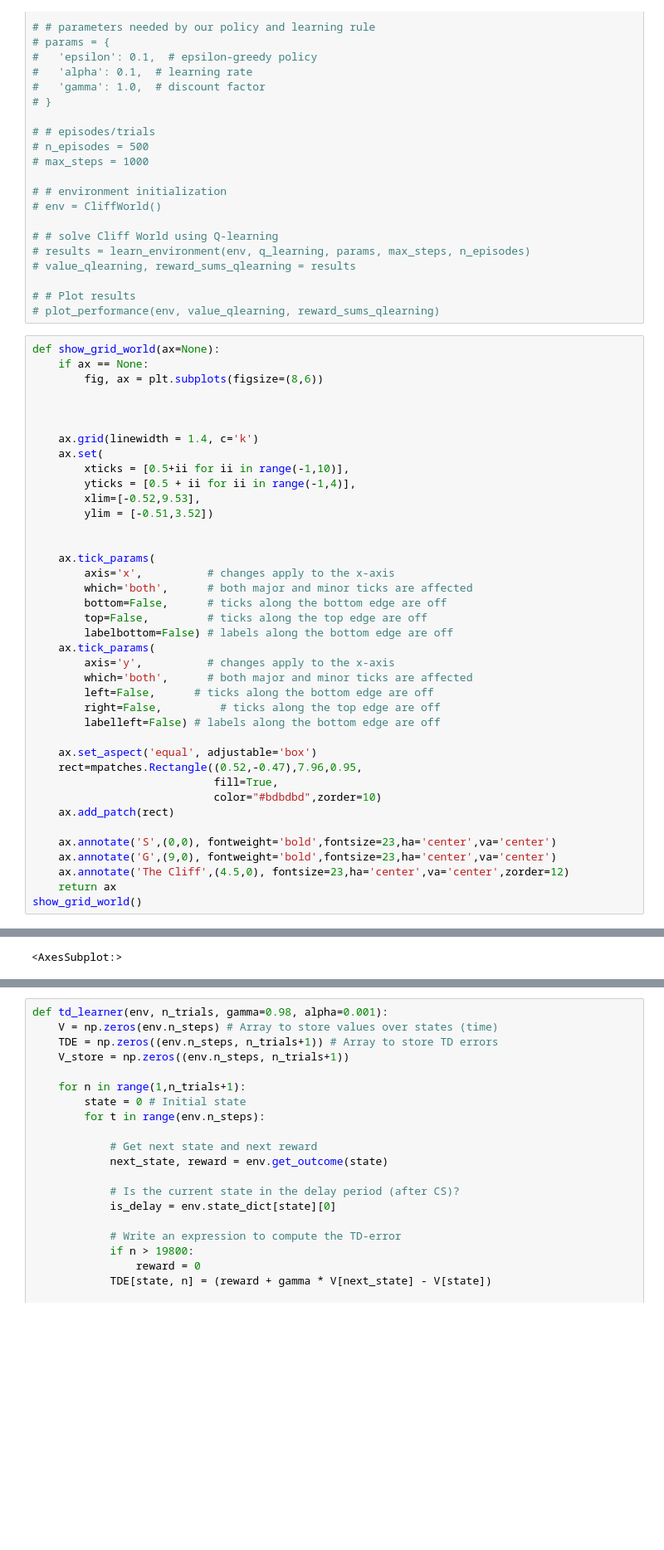
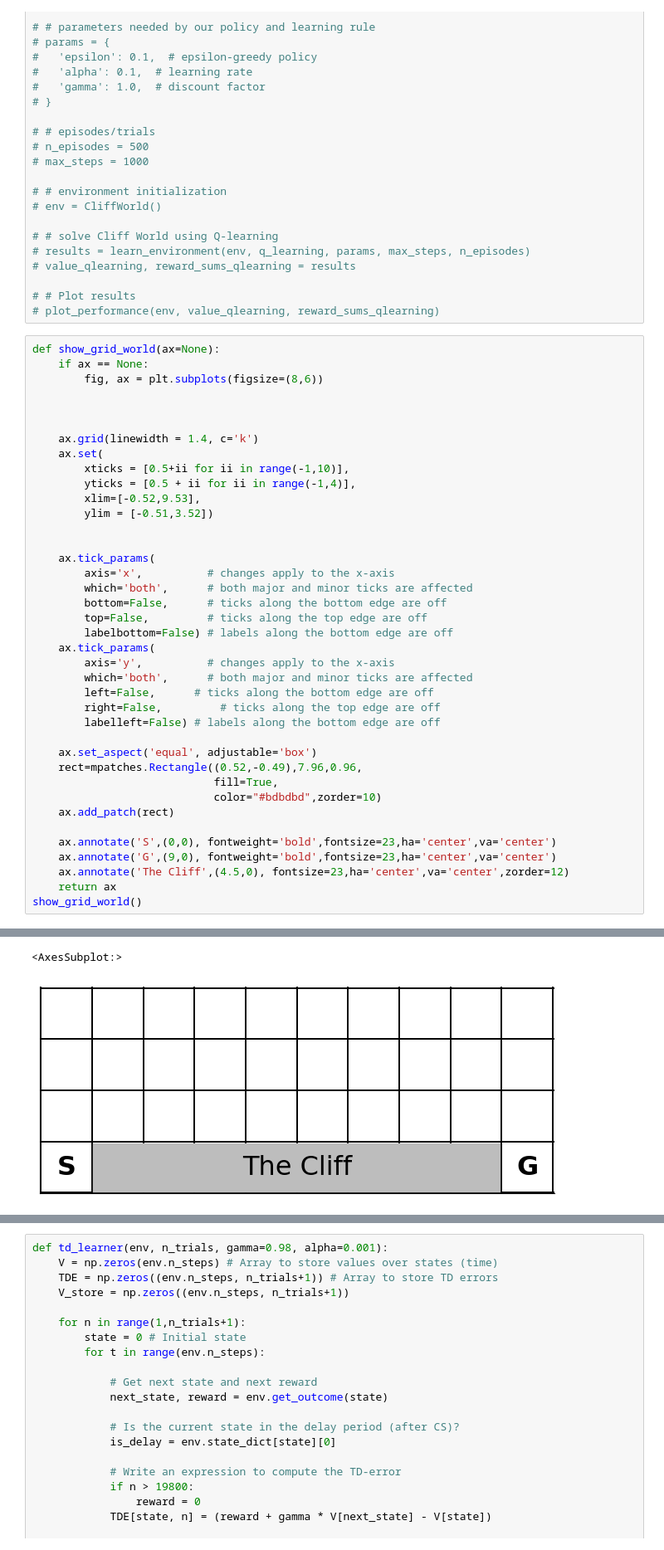
Before and after one commit to comp-neural-circuits/intro-to-comp-neuro, a Jupyter notebook: notebooks/Exc_12/notebook_12.ipynb, the cells around one changed output, grey strips where cells are left out. Shown at 83% size. Cells and saved outputs as stored; diff of their text form; blank space fills up the shorter version.

```diff
--- a/notebooks/Exc_12/notebook_12.ipynb
+++ b/notebooks/Exc_12/notebook_12.ipynb
@@ -352,7 +349,7 @@ def show_grid_world(ax=None):
         labelleft=False) # labels along the bottom edge are off
 
     ax.set_aspect('equal', adjustable='box')
-    rect=mpatches.Rectangle((0.52,-0.47),7.96,0.95,
+    rect=mpatches.Rectangle((0.52,-0.49),7.96,0.96,
                             fill=True,
                             color="#bdbdbd",zorder=10)
     ax.add_patch(rect)
@@ -368,2 +363,3 @@ show_grid_world()
 <AxesSubplot:>
+[figure, added]
 # %%
```
Also changed, not shown: parts of 11 cells of this notebook, 1 other file.
